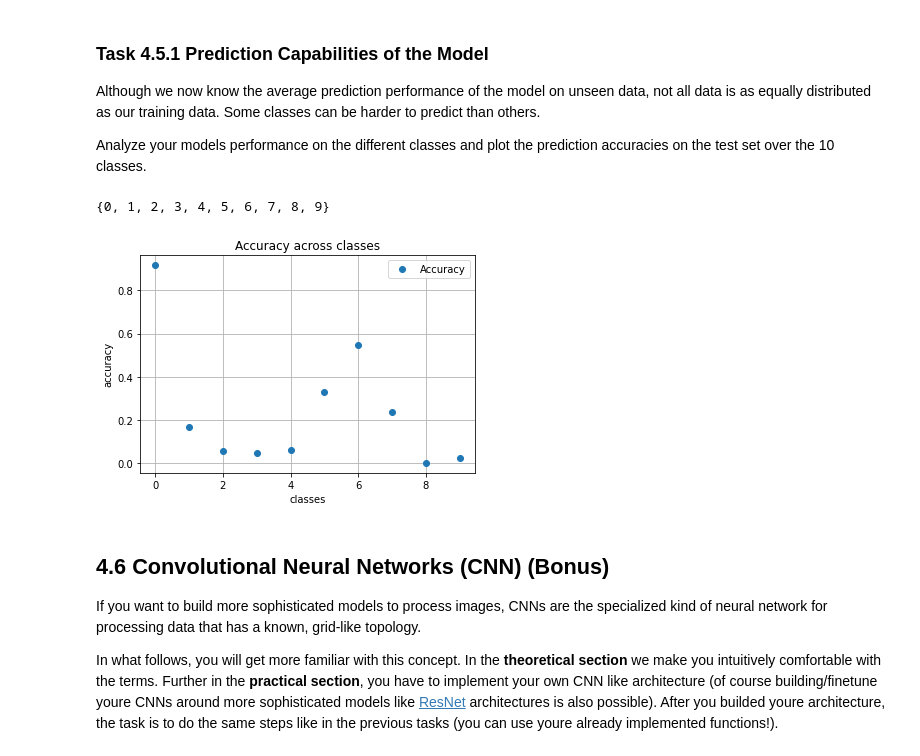
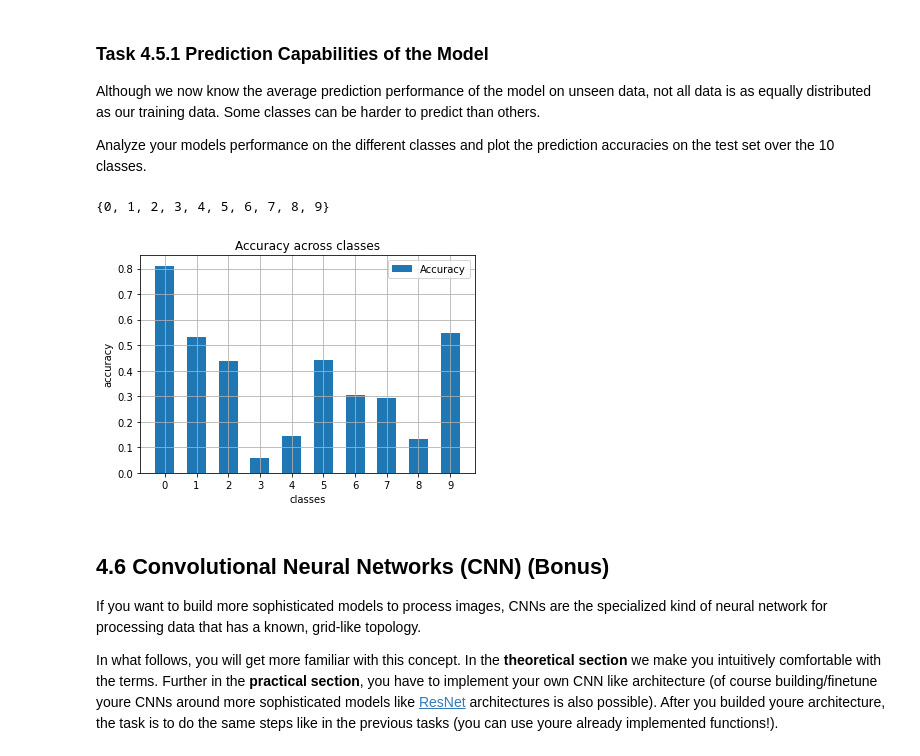
Before and after one commit to dasmerlon/DAIS, a Jupyter notebook: assignment04/CIFAR10REC.ipynb, the cells around one changed output. Cells and saved outputs as stored; diff of their text form; code cells hidden in the pictures.

```diff
--- a/assignment04/CIFAR10REC.ipynb
+++ b/assignment04/CIFAR10REC.ipynb
@@ -126,9 +122,17 @@ _Hint: What is known in PyTorch as a linear layer refers to a fully connected or
 # %%
 model = nn.Sequential(
                       nn.Flatten(),
+                      # Input from pictures
                       nn.Linear(32*32*3, 512),
                       nn.ReLU(),
-                      nn.Linear(512, 10),
+                      # Hidden Layer #1
+                      nn.Linear(512, 1024),
+                      nn.ReLU(),
+                      nn.Linear(1024, 512),
+                      # Activation function
+                      nn.ReLU(),
+                      # Output layer
+                      nn.Linear(512, 10)
                       )
 # %% [markdown]
 ## 4.4 Training the Model
@@ -249,29 +261,31 @@ Analyze your models performance on the different classes and plot the prediction
 # %%
 classes = set([row[1] for row in testset])
 print(classes)
 
 accuracies = []
 
 for i in range(len(classes)):
     classtest = []
 
     for j in range(len(testset)):
         if testset[j][1] == i:
             classtest.append(testset[j])
 
     classloader = torch.utils.data.DataLoader(classtest, batch_size=32, shuffle=False)
     accuracies.append(evaluate(model, classloader))
 
-plt.plot(accuracies, 'o')
+x = np.arange(len(classes))
+plt.bar(x, accuracies, 0.6, label='accuracies')
+plt.xticks(x, classes)
 plt.title('Accuracy across classes')
 plt.legend(['Accuracy'])
 plt.xlabel("classes")
 plt.ylabel("accuracy")
 plt.grid()
 plt.show()
 # %% [output]
 {0, 1, 2, 3, 4, 5, 6, 7, 8, 9}
-[figure, old version]
+[figure, new version]
 # %% [markdown]
 ## 4.6 Convolutional Neural Networks (CNN) (Bonus)
 If you want to build more sophisticated models to process images, CNNs are the specialized kind of neural network for processing data that has a known, grid-like topology.
```
Also changed, not shown: parts of 6 cells of this notebook, 2 other files.
